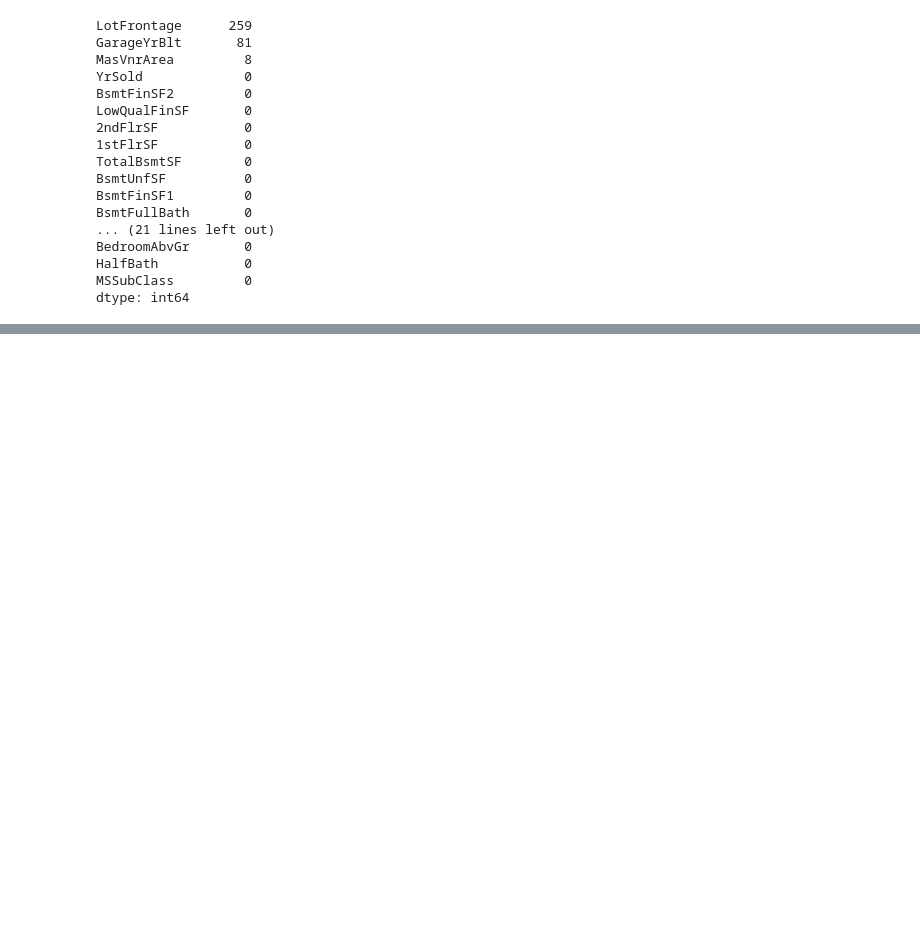
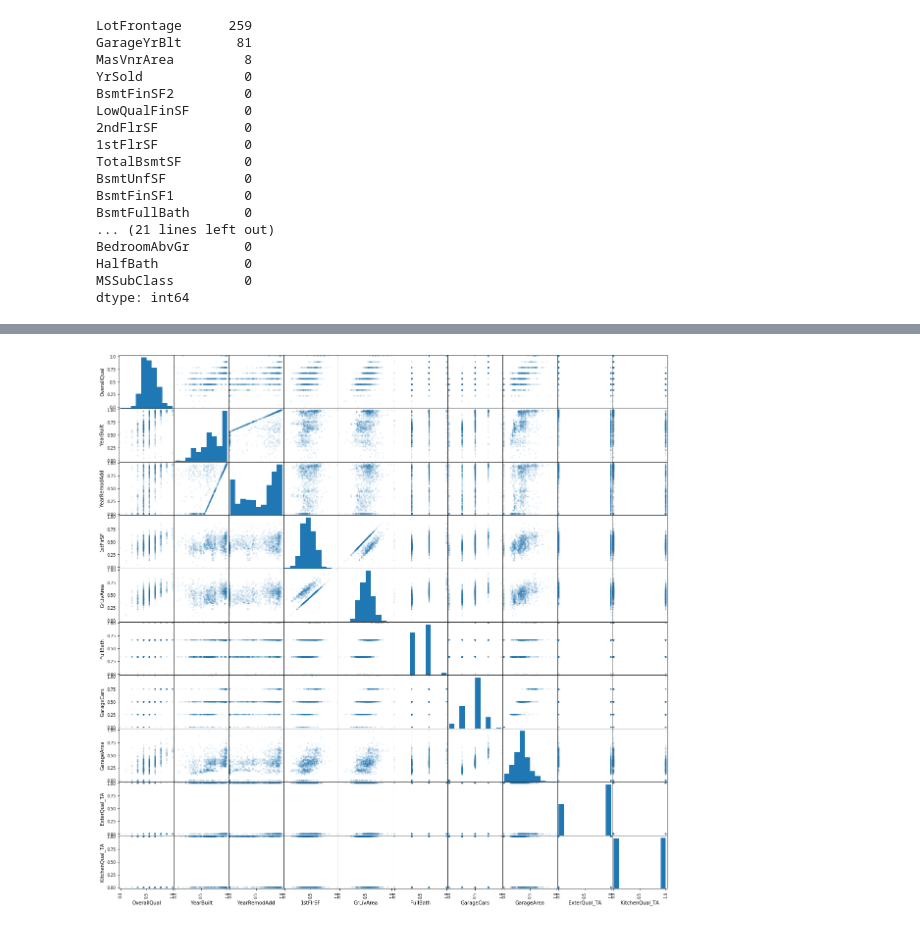
Before and after one commit to yaskyj/housing-price-regression, a Jupyter notebook: Housing Price Exploratory Analysis.ipynb, the cells around one changed output, grey strips where cells are left out. Cells and saved outputs as stored; diff of their text form; code cells hidden in the pictures; blank space fills up the shorter version.

```diff
--- a/Housing Price Exploratory Analysis.ipynb
+++ b/Housing Price Exploratory Analysis.ipynb
@@ -125,10 +125,6 @@ from sklearn.preprocessing import Imputer
 imputer = Imputer()
 imputer = imputer.fit(train[nums])
 train[nums] = imputer.transform(train[nums])
-# %%
-from sklearn.preprocessing import MinMaxScaler
-scaler = MinMaxScaler()
-train[features] = scaler.fit_transform(train[features])
 # %%
 ### Show histograms for all numerical features
 train[features].hist(bins=50, figsize=(30,20))
@@ -145,3 +145,7 @@ plt.show()
+# %%
+from sklearn.preprocessing import MinMaxScaler
+scaler = MinMaxScaler()
+train[nums] = scaler.fit_transform(train[nums])
 # %%
 ### Add dummy variables for categories
 train = pd.get_dummies(train, columns = cats)
@@ -154,9 +176,9 @@ corr_matrix['target'].sort_values(ascending=False)
 ### Recreate overall features without Id and targets
 features = [c for c in train.columns if c not in['Id','SalePrice', 'target']]
 # %%
-### Select ten top features (should be the same top ten from the correlation above)
+### Select ten top features based on f_regression
 from sklearn.feature_selection import SelectKBest
-from sklearn.feature_selection import chi2
-selector = SelectKBest(chi2, k=10).fit(train[features], train['target'])
-# feat_scores = [(a,t) for a, t, z in zip(features, selector.scores_, selector.get_support()) if z]
-# for i in  feat_scores: print i[0], i[1]
+from sklearn.feature_selection import f_regression
+selector = SelectKBest(f_regression, k=10).fit(train[features], train['target'])
+feat_scores = [(a,t) for a, t, z in zip(features, selector.scores_, selector.get_support()) if z]
+for i in  feat_scores: print i[0], i[1]
@@ -163,7 +196,10 @@ selector = SelectKBest(chi2, k=10).fit(train[features], train['target'])
+# %%
+### Take the features selected by SelectKBest
+top_ten_features = [a for a, t in zip(features, selector.get_support()) if t]
 # %%
 ### Create scatter matrix for the top ten features
-top_ten_features = ['1stFlrSF', 'BsmtQual_37', 'FullBath', 'GarageArea', 'GarageCars', 'GrLivArea', 'OverallQual', 'TotalBsmtSF', 'TotRmsAbvGrd', 'YearBuilt']
 from pandas.plotting import scatter_matrix
-# _ = scatter_matrix(train[top_ten_features], alpha=0.1, figsize=(20,20))
 scatter_matrix(train[top_ten_features], alpha=0.1, figsize=(20,20))
 plt.show()
+# %% [output]
+[figure, added]
```
Also changed, not shown: parts of 4 cells of this notebook, 1 other file.
